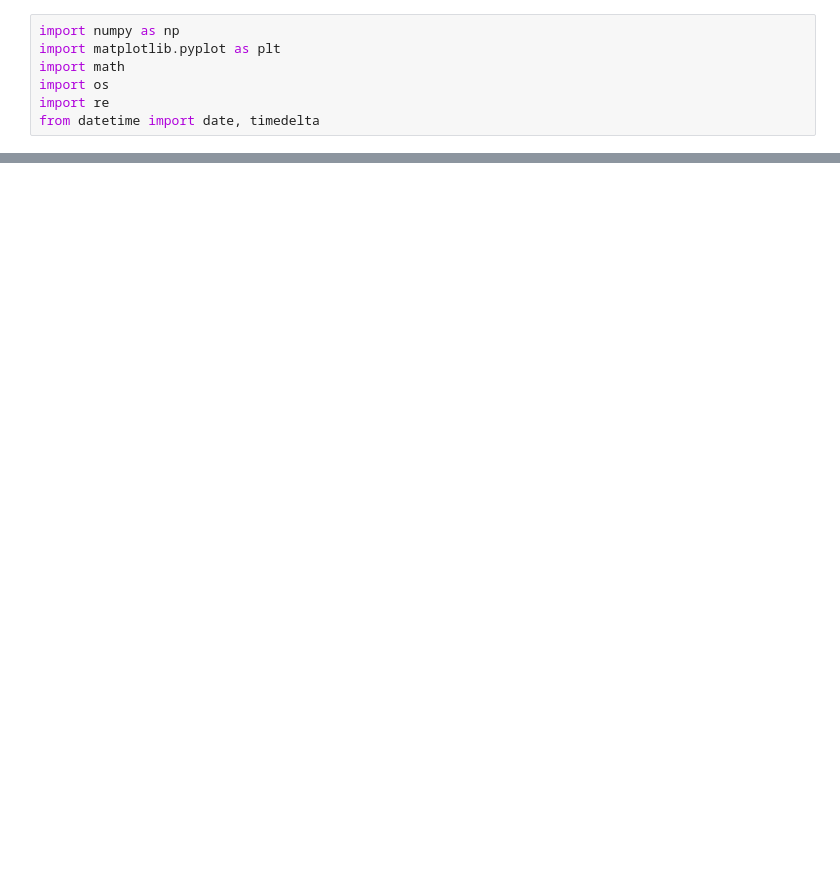
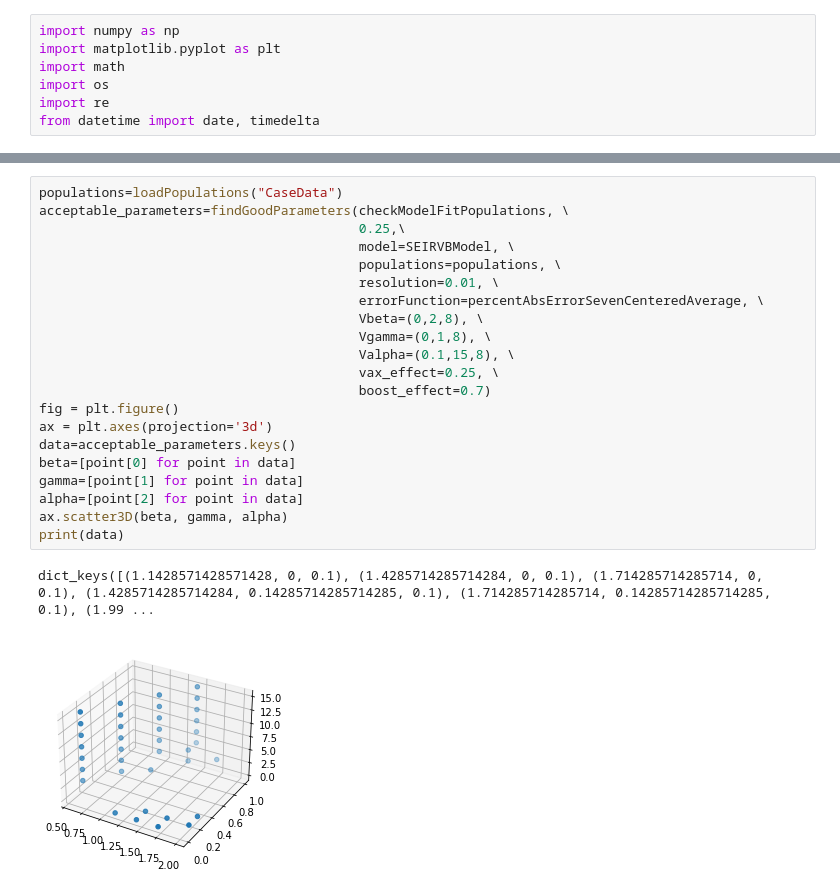
Before and after one commit to pasdesc/Omicron-Model-Fitting, a Jupyter notebook: Omicron Analysis/OmicronAnalysis.ipynb, the cells around one changed output, grey strips where cells are left out. Cells and saved outputs as stored; diff of their text form; blank space fills up the shorter version.

```diff
--- a/Omicron Analysis/OmicronAnalysis.ipynb
+++ b/Omicron Analysis/OmicronAnalysis.ipynb
@@ -370,0 +423,24 @@ for population in populations:
+# %%
+populations=loadPopulations("CaseData")
+acceptable_parameters=findGoodParameters(checkModelFitPopulations, \
+                                         0.25,\
+                                         model=SEIRVBModel, \
+                                         populations=populations, \
+                                         resolution=0.01, \
+                                         errorFunction=percentAbsErrorSevenCenteredAverage, \
+                                         Vbeta=(0,2,8), \
+                                         Vgamma=(0,1,8), \
+                                         Valpha=(0.1,15,8), \
+                                         vax_effect=0.25, \
+                                         boost_effect=0.7)
+fig = plt.figure()
+ax = plt.axes(projection='3d')
+data=acceptable_parameters.keys()
+beta=[point[0] for point in data]
+gamma=[point[1] for point in data]
+alpha=[point[2] for point in data]
+ax.scatter3D(beta, gamma, alpha)
+print(data)
+# %% [output]
+dict_keys([(1.1428571428571428, 0, 0.1), (1.4285714285714284, 0, 0.1), (1.714285714285714, 0, 0.1), (1.4285714285714284, 0.14285714285714285, 0.1), (1.714285714285714, 0.14285714285714285, 0.1), (1.99 ...
+[figure, added]
```
Also changed, not shown: parts of 7 cells of this notebook, 1 other file.
